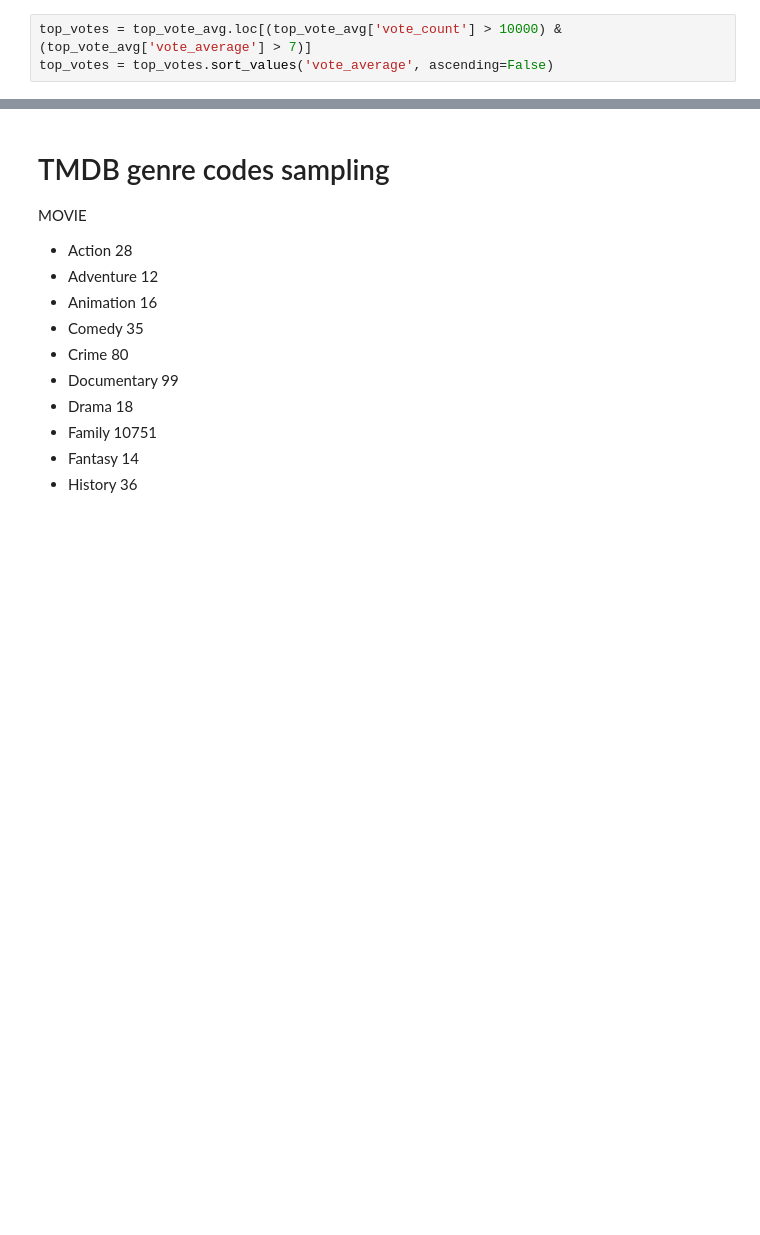
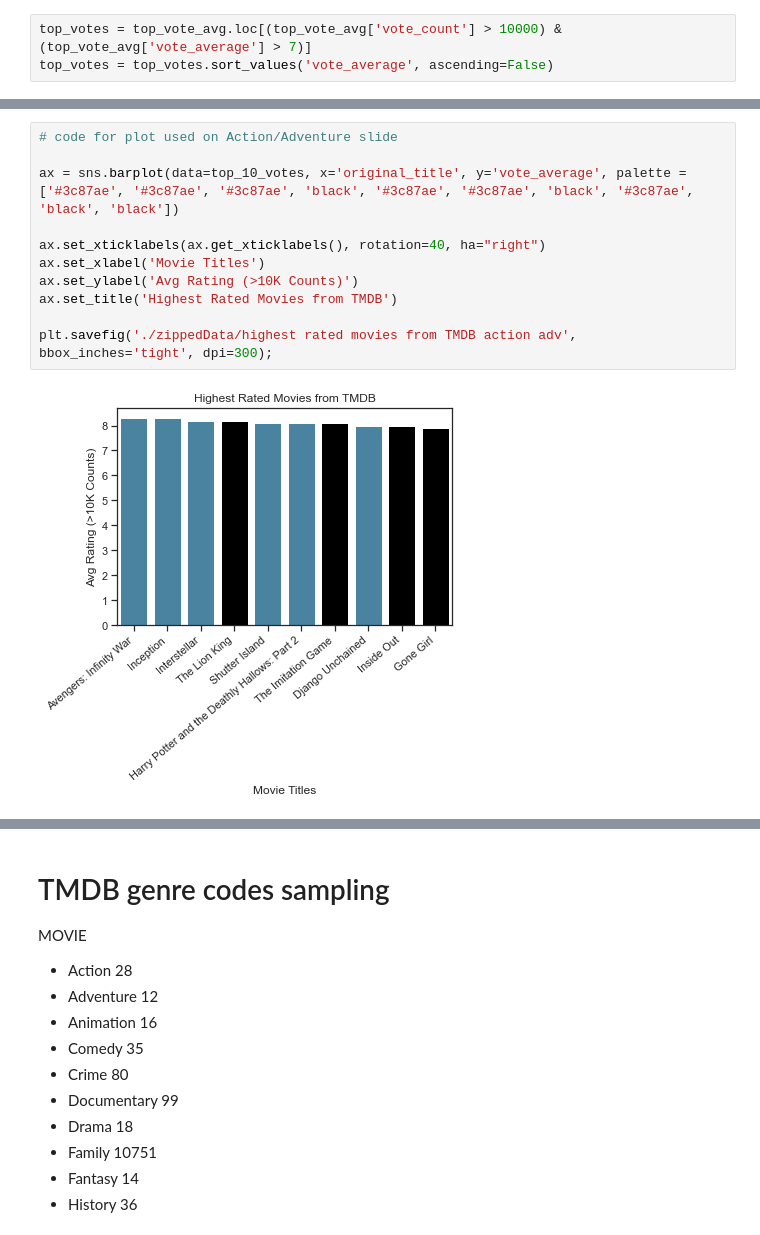
Before and after one commit to mccafj/MS-movie-studio-project, a Jupyter notebook: Jons notebook.ipynb, the cells around one changed output, grey strips where cells are left out. Saved outputs shown, nothing was run; the diff lists cells and outputs as text; blank space fills up the shorter version.

```diff
--- a/Jons notebook.ipynb
+++ b/Jons notebook.ipynb
@@ -444 +444,14 @@ plt.show();
+# %%
+# code for plot used on Action/Adventure slide
+
+ax = sns.barplot(data=top_10_votes, x='original_title', y='vote_average', palette = ['#3c87ae', '#3c87ae', '#3c87ae', 'black', '#3c87ae', '#3c87ae', 'black', '#3c87ae', 'black', 'black'])
+
+ax.set_xticklabels(ax.get_xticklabels(), rotation=40, ha="right")
+ax.set_xlabel('Movie Titles')
+ax.set_ylabel('Avg Rating (>10K Counts)')
+ax.set_title('Highest Rated Movies from TMDB')
+
+plt.savefig('./zippedData/highest rated movies from TMDB action adv', bbox_inches='tight', dpi=300);
+# %% [output]
+[figure, added]
 # %%
```
Also changed, not shown: parts of 13 cells of this notebook, 3 other files.
